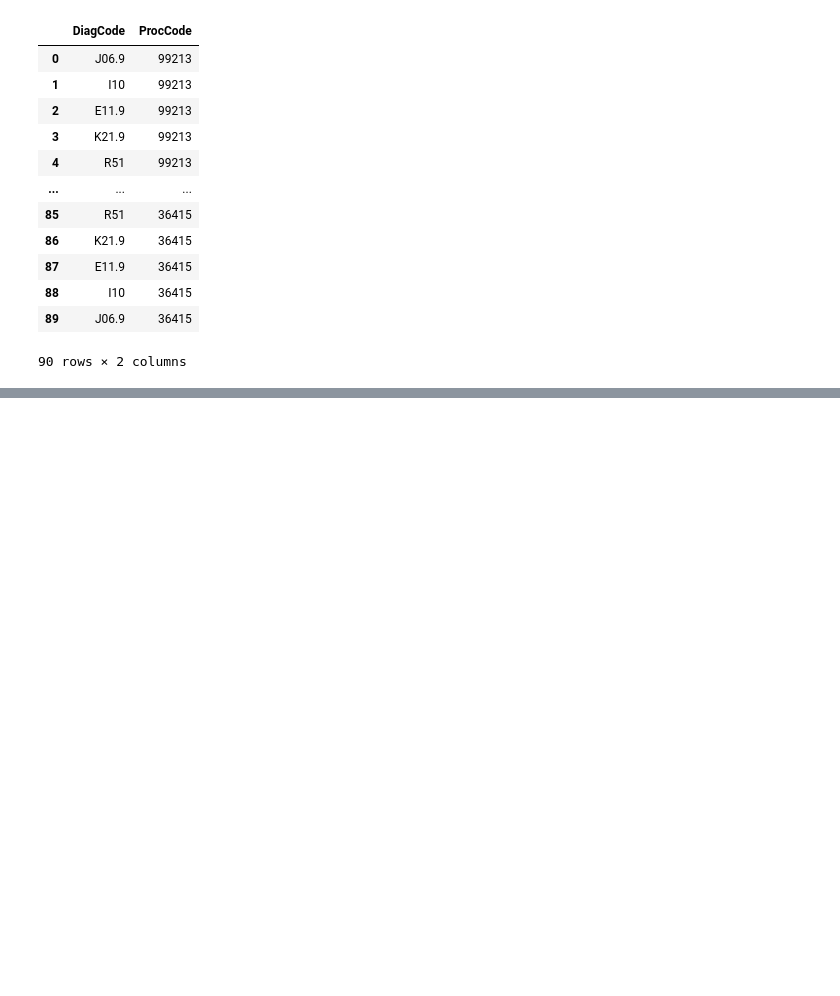
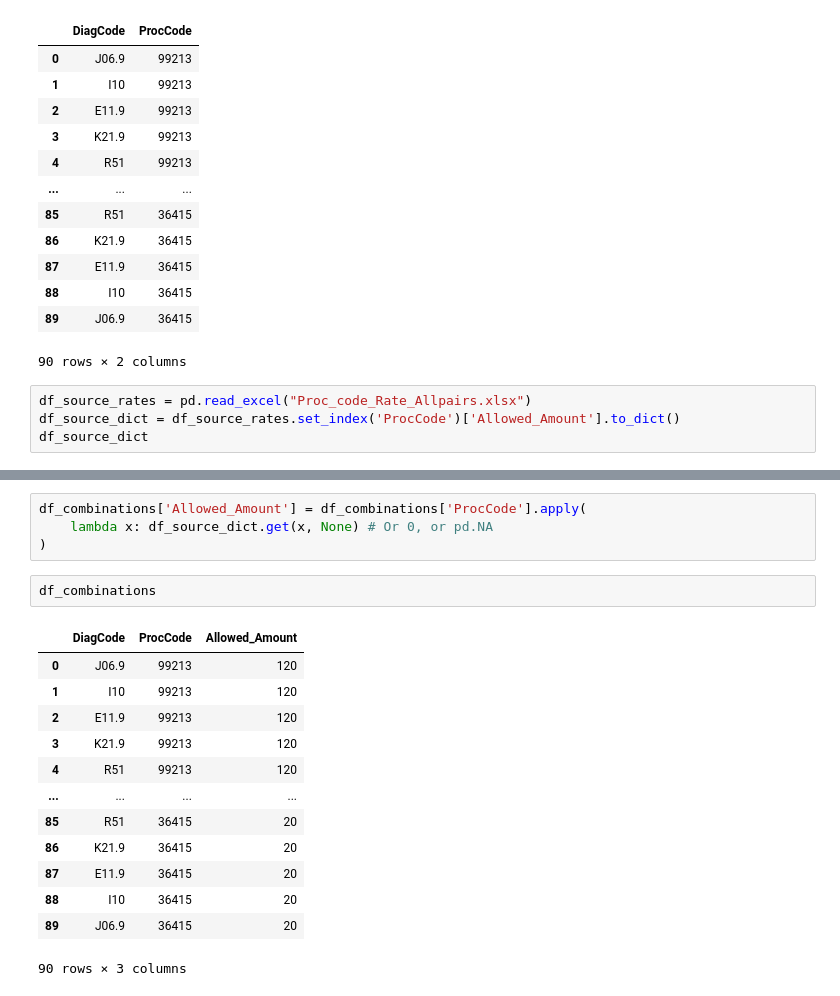
Before and after one commit to cskuracha/Python-Machine-Learning-Analysis, a Jupyter notebook: Analysis/Claims_Synthetic.ipynb, the cells around one changed output, grey strips where cells are left out. Saved outputs shown, nothing was run; the diff lists cells and outputs as text; blank space fills up the shorter version.

Commit message:
proc

```diff
--- a/Analysis/Claims_Synthetic.ipynb
+++ b/Analysis/Claims_Synthetic.ipynb
@@ -591,3 +591,7 @@ df_combinations
 | 88 | I10 | 36415 |
 | 89 | J06.9 | 36415 |
 90 rows × 2 columns
+# %%
+df_source_rates = pd.read_excel("Proc_code_Rate_Allpairs.xlsx")
+df_source_dict = df_source_rates.set_index('ProcCode')['Allowed_Amount'].to_dict()
+df_source_dict
@@ -593,0 +609,20 @@ df_combinations
+# %%
+df_combinations['Allowed_Amount'] = df_combinations['ProcCode'].apply(
+    lambda x: df_source_dict.get(x, None) # Or 0, or pd.NA
+)
+# %%
+df_combinations
+# %% [output]
+|  | DiagCode | ProcCode | Allowed_Amount |
+| 0 | J06.9 | 99213 | 120 |
+| 1 | I10 | 99213 | 120 |
+| 2 | E11.9 | 99213 | 120 |
+| 3 | K21.9 | 99213 | 120 |
+| 4 | R51 | 99213 | 120 |
+| ... | ... | ... | ... |
+| 85 | R51 | 36415 | 20 |
+| 86 | K21.9 | 36415 | 20 |
+| 87 | E11.9 | 36415 | 20 |
+| 88 | I10 | 36415 | 20 |
+| 89 | J06.9 | 36415 | 20 |
+90 rows × 3 columns
```
Also changed, not shown: parts of 1 cell of this notebook, 1 other file.
